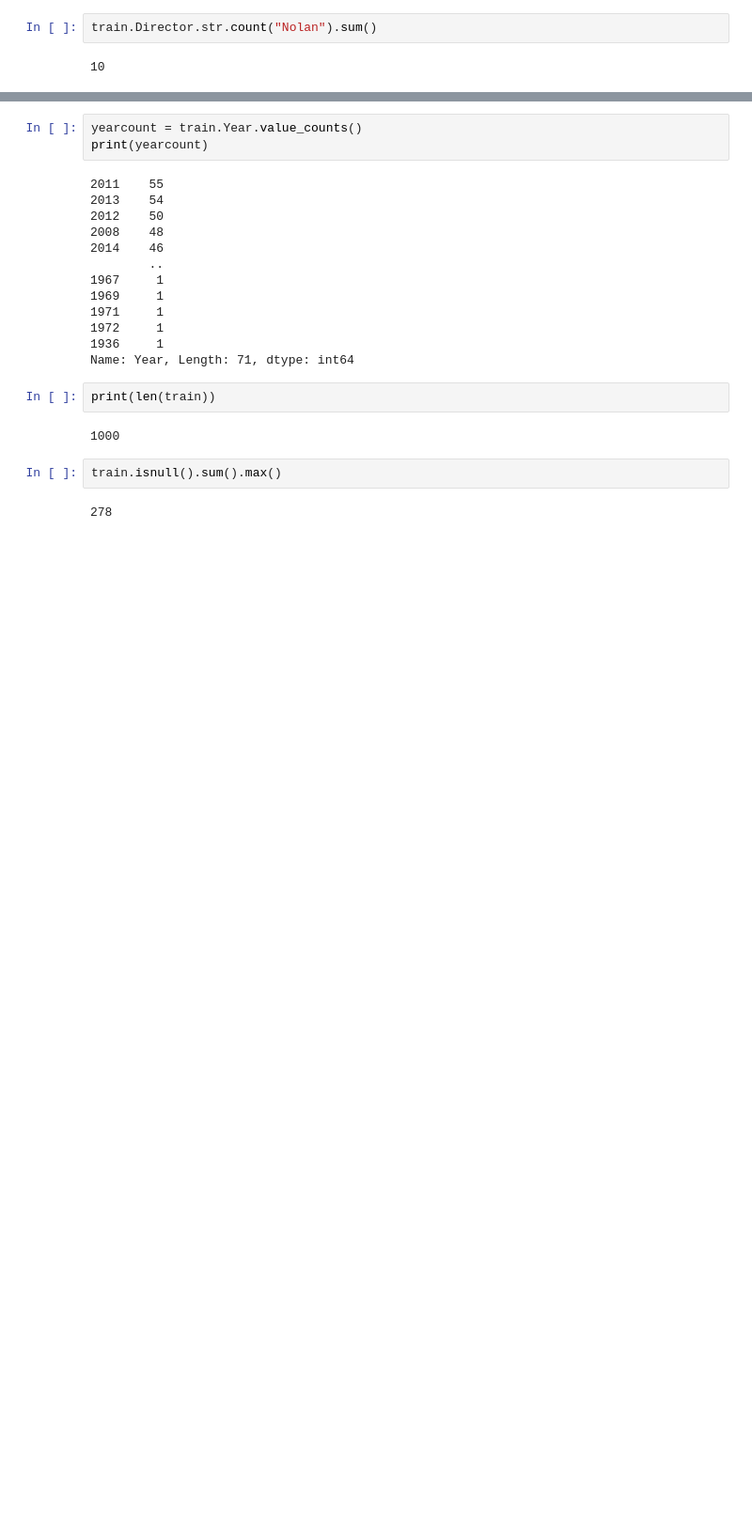
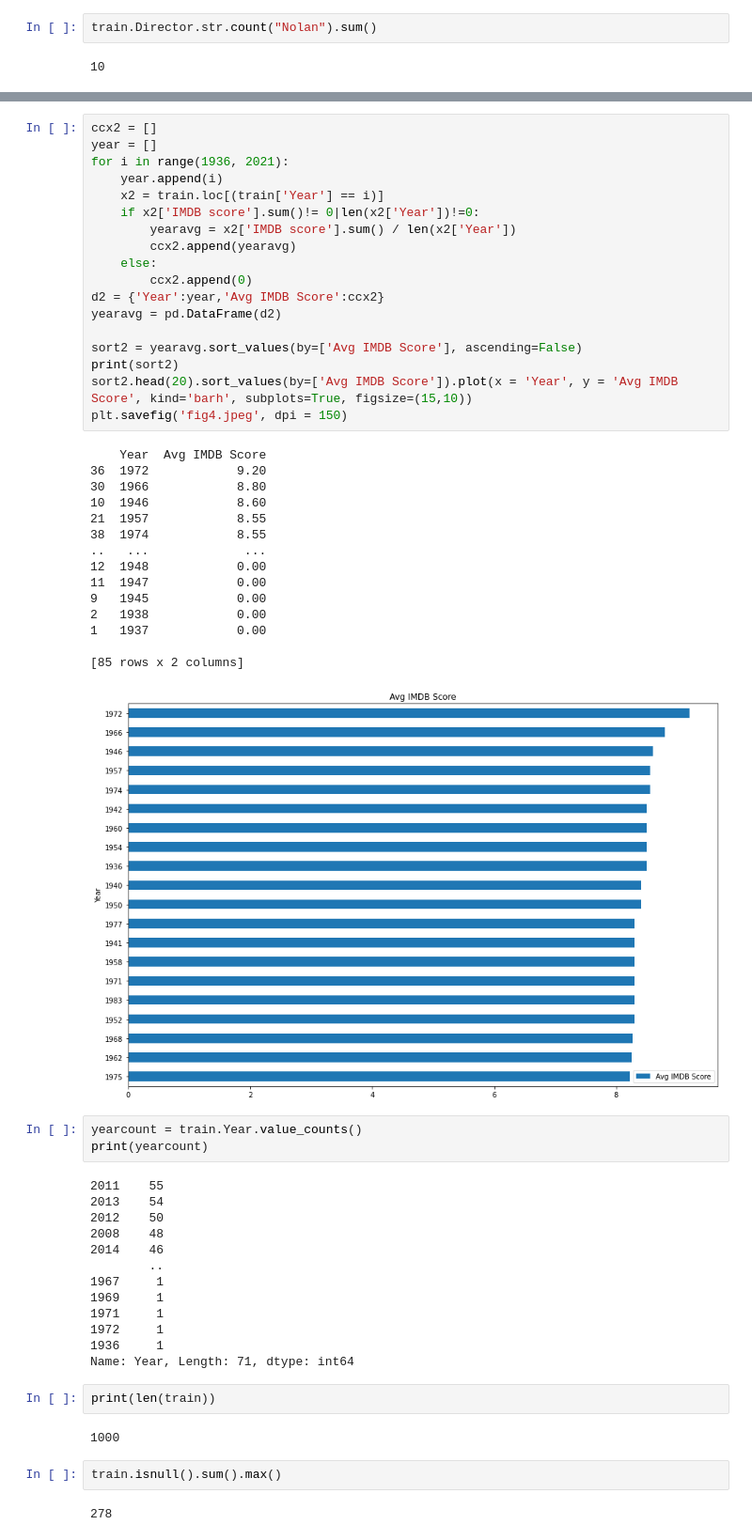
Before and after one commit to kdsl01/Data_science_Project_Scrpaer_and_data, a Jupyter notebook: data_project_2.ipynb, the cells around one changed output, grey strips where cells are left out. Shown at 94% size. Cells and saved outputs as stored; diff of their text form; blank space fills up the shorter version.

```diff
--- a/data_project_2.ipynb
+++ b/data_project_2.ipynb
@@ -84,3 +139,37 @@ array([<matplotlib.axes._subplots.AxesSubplot object at 0x...>],
+# %%
+ccx2 = []
+year = []
+for i in range(1936, 2021):
+    year.append(i)
+    x2 = train.loc[(train['Year'] == i)]
+    if x2['IMDB score'].sum()!= 0|len(x2['Year'])!=0:
+        yearavg = x2['IMDB score'].sum() / len(x2['Year'])
+        ccx2.append(yearavg)
+    else:
+        ccx2.append(0)
+d2 = {'Year':year,'Avg IMDB Score':ccx2}
+yearavg = pd.DataFrame(d2)
+
+sort2 = yearavg.sort_values(by=['Avg IMDB Score'], ascending=False)
+print(sort2)
+sort2.head(20).sort_values(by=['Avg IMDB Score']).plot(x = 'Year', y = 'Avg IMDB Score', kind='barh', subplots=True, figsize=(15,10))
+plt.savefig('fig4.jpeg', dpi = 150)
+# %% [output]
+    Year  Avg IMDB Score
+36  1972            9.20
+30  1966            8.80
+10  1946            8.60
+21  1957            8.55
+38  1974            8.55
+..   ...             ...
+12  1948            0.00
+11  1947            0.00
+9   1945            0.00
+2   1938            0.00
+1   1937            0.00
+
+[85 rows x 2 columns]
+[figure, added]
 # %%
 yearcount = train.Year.value_counts()
 print(yearcount)
```
Also changed, not shown: parts of 8 cells of this notebook.
